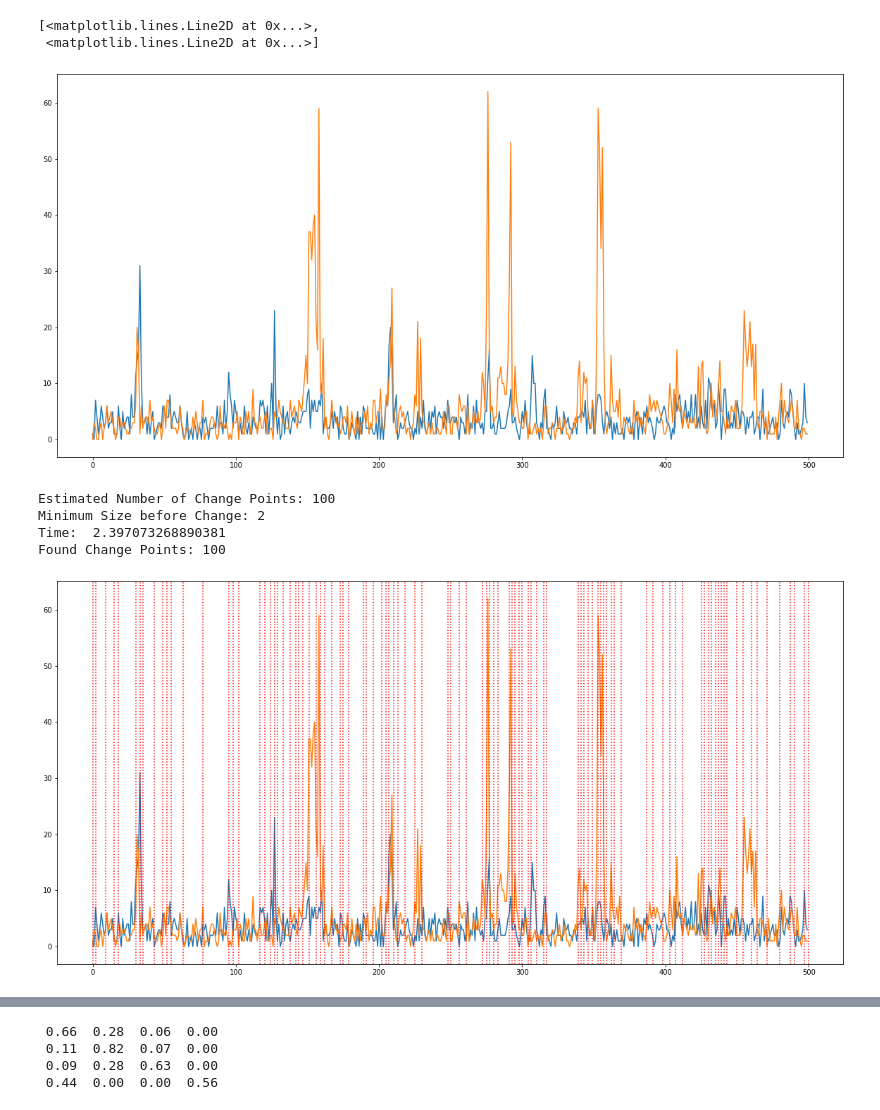
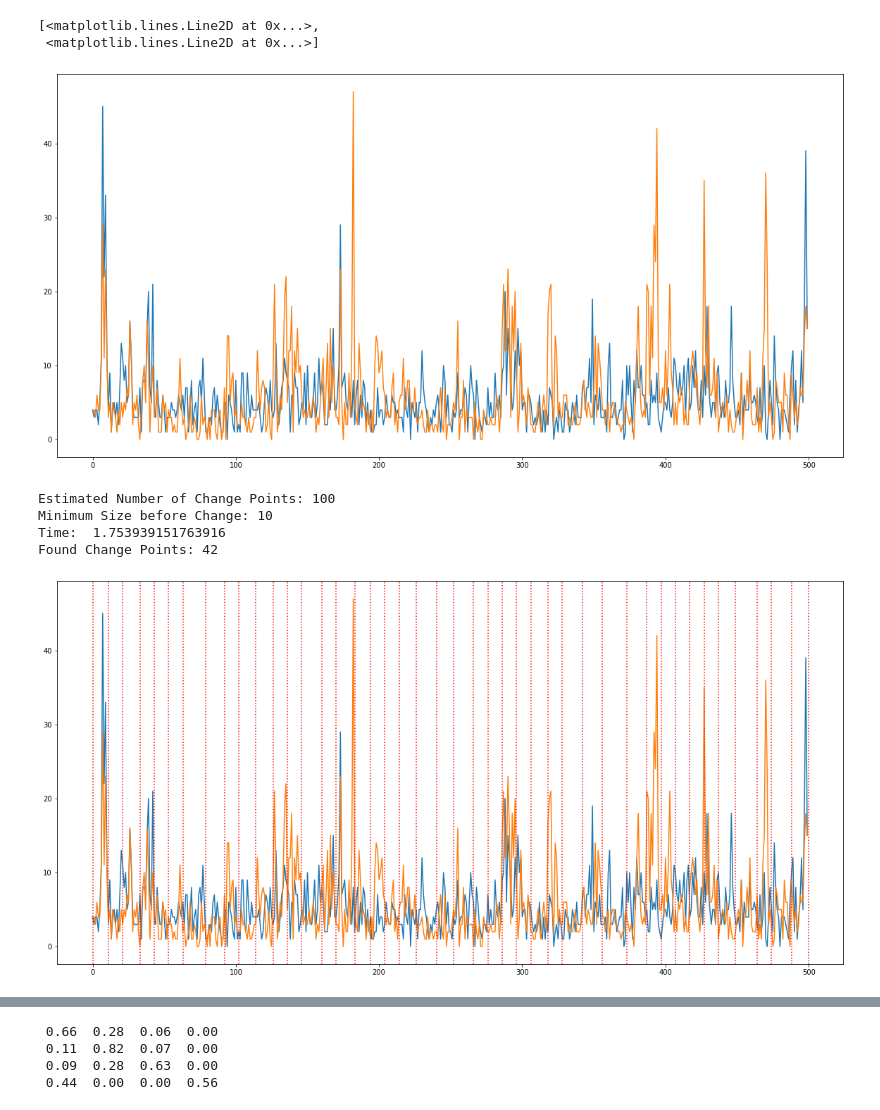
Before and after one commit to egoolish/mcts, a Jupyter notebook: fret_data_using_mdim.ipynb, the cells around one changed output, grey strips where cells are left out. Saved outputs shown, nothing was run; the diff lists cells and outputs as text; code cells hidden in the pictures.

```diff
--- a/fret_data_using_mdim.ipynb
+++ b/fret_data_using_mdim.ipynb
@@ -9,7 +9,7 @@ import pandas as pd
 from ecp import e_divisive, e_agglomerative
 %matplotlib inline
 # %%
-data = pd.read_csv("fret_data/binned_ms_1.txt", sep=",")
+data = pd.read_csv("fret_data/binned_ms_4.txt", sep=",")
 spl = 500
 
 # d1 = data['n_accept']
@@ -49,40 +49,40 @@ plt.plot(new_ts)
 # %% [output]
 [<matplotlib.lines.Line2D at 0x...>,
  <matplotlib.lines.Line2D at 0x...>]
-[figure, old version]
+[figure, new version]
 # %%
 spl = 500
 ts1 = data['n_accept'][:spl]
 ts2 = data['n_donor'][:spl]
 ts = np.column_stack((ts1, ts2))
 # ts = data['effi'][:spl].to_numpy()
 
 
 
 
 plt.figure(figsize=(20,10))
 plt.plot(ts)
 
-ms = 2
+ms = 10
 K = 100 #Number of Change Points for e_divisive
-num_of_states = 4 #Number of final states for e_agglo
+num_of_states = 5 #Number of final states for e_agglo
 
 t1 = time.time()
 # sol_dict = e_divisive.e_divisive(X = np.reshape(ts, (len(ts), 1)), k=K, alpha=2, min_size=ms)
 sol_dict = e_divisive.e_divisive(X = ts, k=K, alpha=2, min_size=ms)
 t2 = time.time()
 print("Estimated Number of Change Points: " + str(K))
 print("Minimum Size before Change: " + str(ms))
 print("Time: ", t2-t1)
 print("Found Change Points: " + str(len(sol_dict['estimates'])-2))
 for xc in sol_dict['estimates']:
     plt.axvline(x=xc, color='r', linestyle=':')
 # %% [output]
 Estimated Number of Change Points: 100
-Minimum Size before Change: 2
-Time:  2.397073268890381
-Found Change Points: 100
+Minimum Size before Change: 10
+Time:  1.753939151763916
+Found Change Points: 42
-[figure, old version]
+[figure, new version]
 # %%
 def get_within(alpha, X):
     alpha = float(alpha)
```
Also changed, not shown: parts of 5 cells of this notebook, 3 other files.
